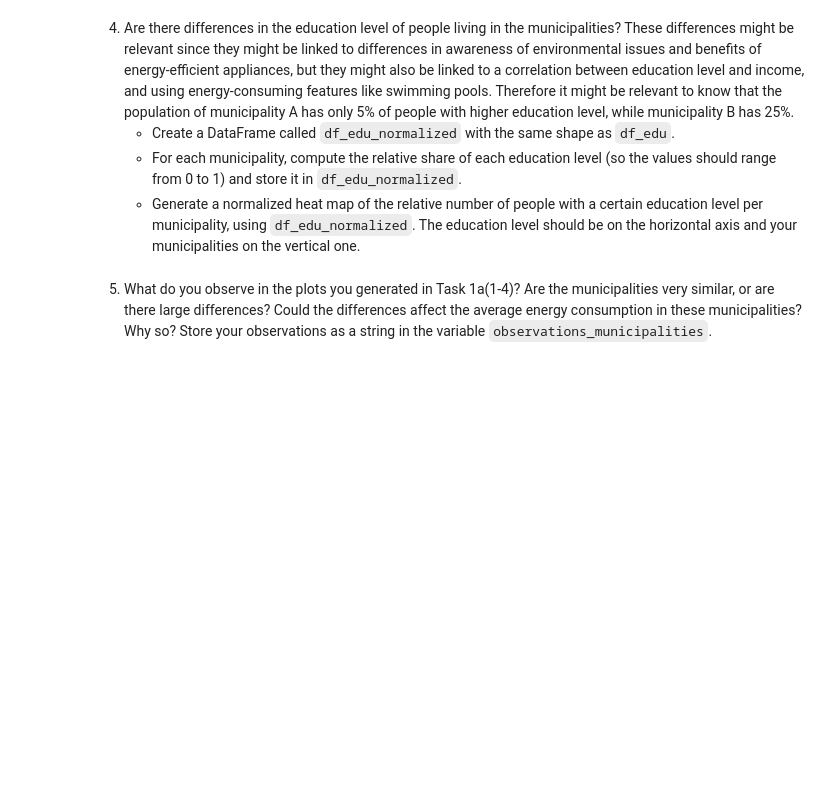
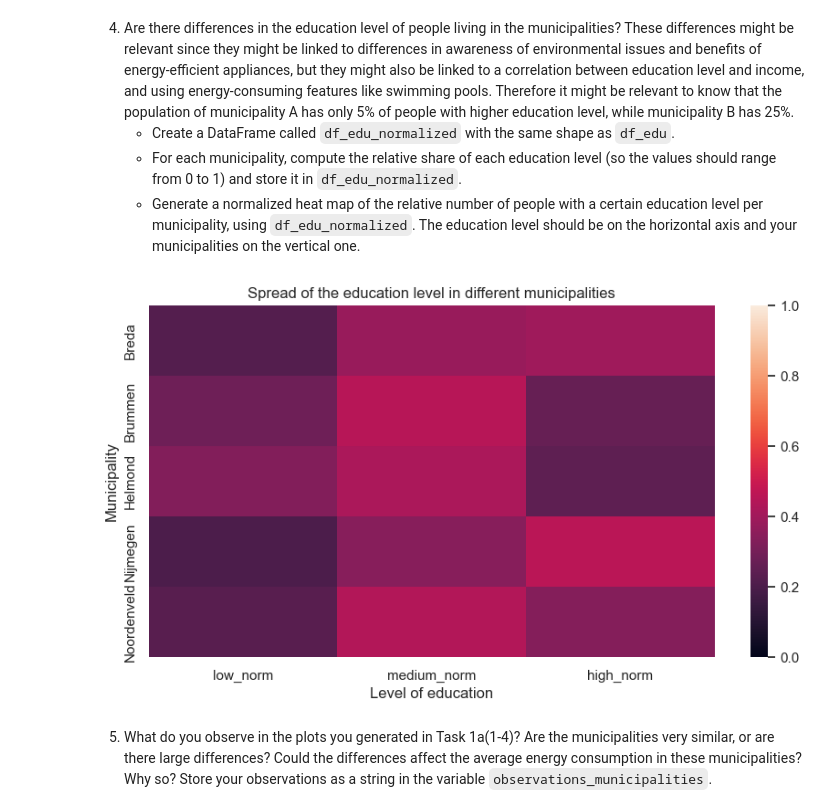
Before and after one commit to Modgen1/2IAB1, a Jupyter notebook: GA1/GA1-2076209.ipynb, the cells around one changed output. Saved outputs shown, nothing was run; the diff lists cells and outputs as text; code cells hidden in the pictures; blank space fills up the shorter version.

```diff
--- a/GA1/GA1-2076209.ipynb
+++ b/GA1/GA1-2076209.ipynb
@@ -739,3 +773,16 @@ Therefore it might be relevant to know that the population of municipality A has
+# %%
+#// BEGIN_TODO [GA1_1a4] (2 points)
+
+df_edu['low_norm'] = df_edu['low'] / (df_edu['low'] + df_edu['medium'] + df_edu['high'])
+df_edu['medium_norm'] = df_edu['medium'] / (df_edu['low'] + df_edu['medium'] + df_edu['high'])
+df_edu['high_norm'] = df_edu['high'] / (df_edu['low'] + df_edu['medium'] + df_edu['high'])
+
+ax = sns.heatmap(df_edu[['low_norm', 'medium_norm', 'high_norm']], vmin=0, vmax=1)
+ax.set_xlabel('Level of education')
+ax.set_ylabel('Municipality')
+ax.set_title('Spread of the education level in different municipalities');
+# %% [output]
+[figure, added]
 # %%
 #// END_TODO [GA1_1a4]
 # %% [markdown]
```
Also changed, not shown: parts of 10 cells of this notebook.
